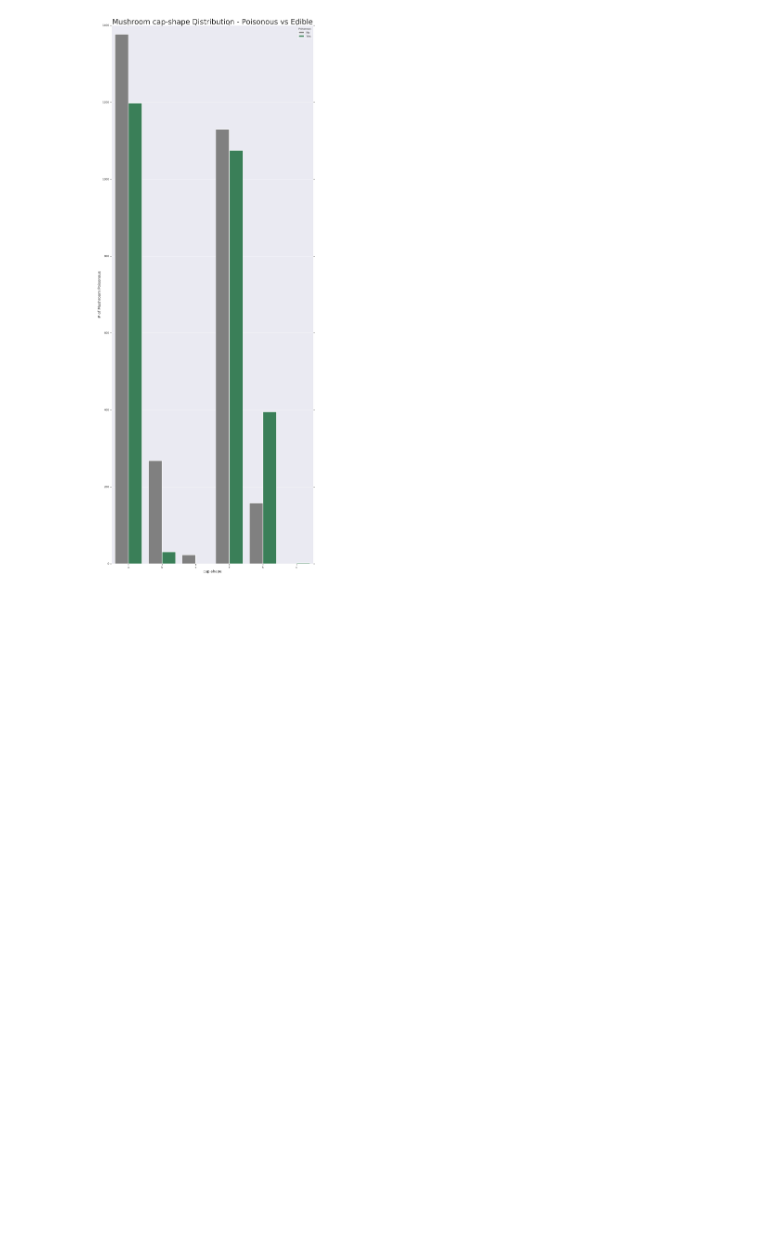
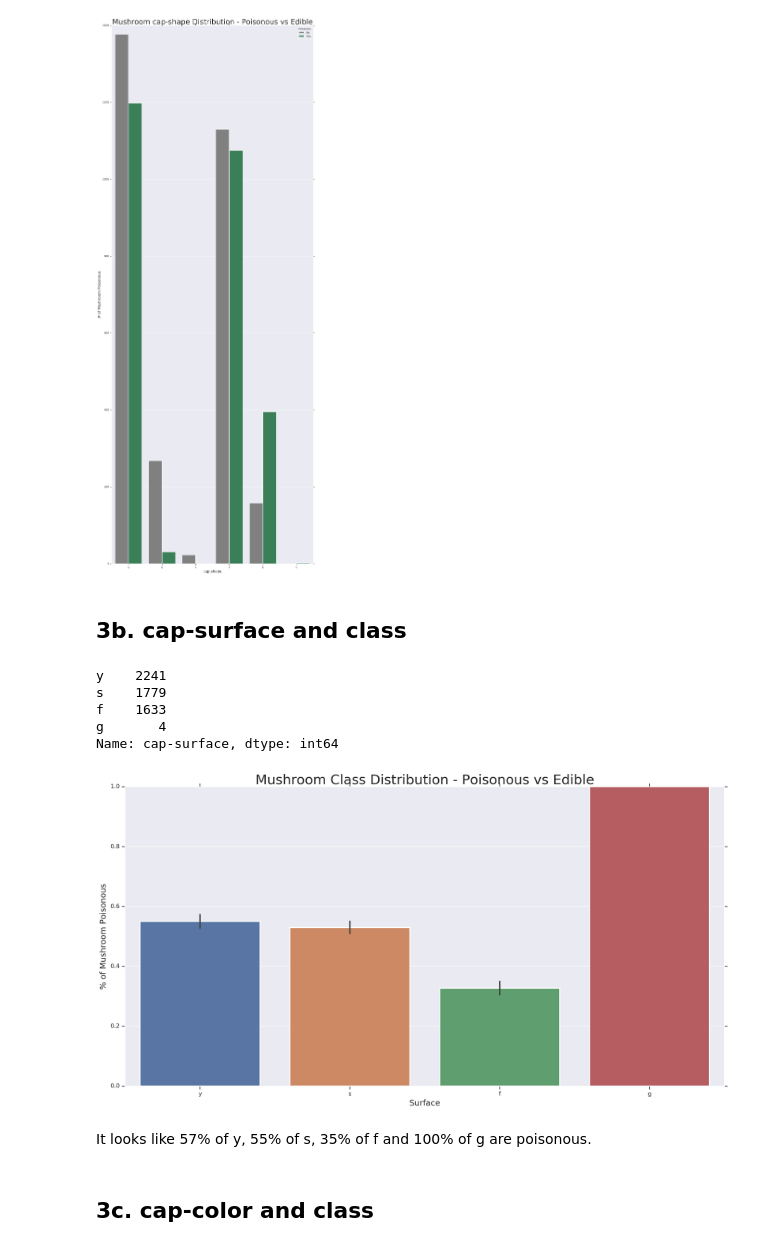
Before and after one commit to jhuang292/kaggle-competion, a Jupyter notebook: p4.ipynb, the cells around one changed output. Saved outputs shown, nothing was run; the diff lists cells and outputs as text; code cells hidden in the pictures; blank space fills up the shorter version.

Commit message:
EDA visualization

```diff
--- a/p4.ipynb
+++ b/p4.ipynb
@@ -151,3 +153,31 @@ legs[1].set_text("Yes")
 plt.show()
 # %% [output]
 [figure]
+# %% [markdown]
+## 3b. cap-surface and class
+# %%
+train['cap-surface'].value_counts()
+# %% [output]
+y    2241
+s    1779
+f    1633
+g       4
+Name: cap-surface, dtype: int64
+# %%
+plt.subplots(figsize = (20, 10))
+sns.barplot(x = "cap-surface",
+           y = "class",
+           data = train,
+           linewidth = 2)
+plt.title("Mushroom Class Distribution - Poisonous vs Edible", fontsize = 25)
+plt.xlabel("Surface", fontsize = 15);
+plt.ylabel("% of Mushroom Poisonous", fontsize = 15);
+labels = ['y', 's', 'f', 'g']
+val = [0, 1, 2, 3]
+plt.xticks(val, labels);
+# %% [output]
+[figure, added]
+# %% [markdown]
+It looks like 57% of y, 55% of s, 35% of f and 100% of g are poisonous.
+# %% [markdown]
+## 3c. cap-color and class
```
Also changed, not shown: parts of 8 cells of this notebook.
